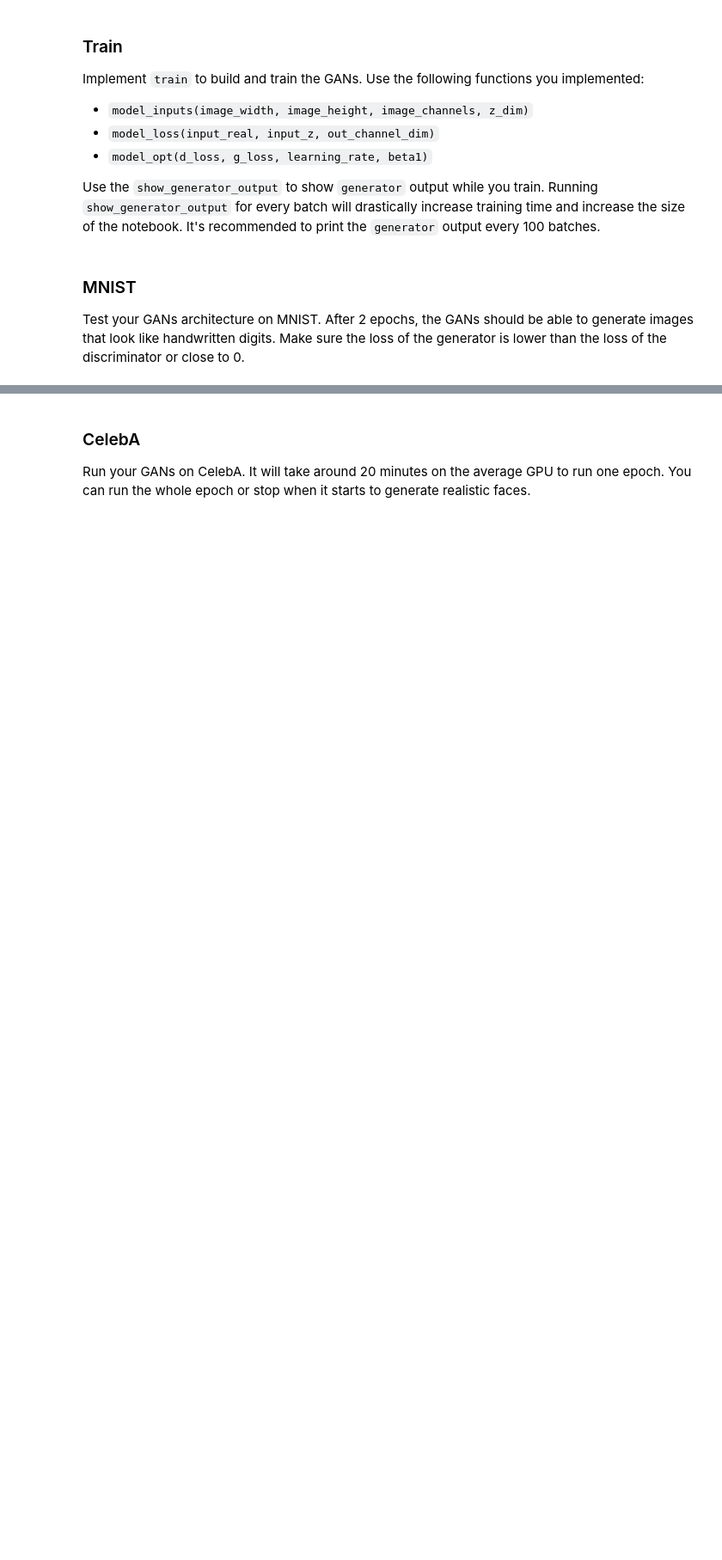
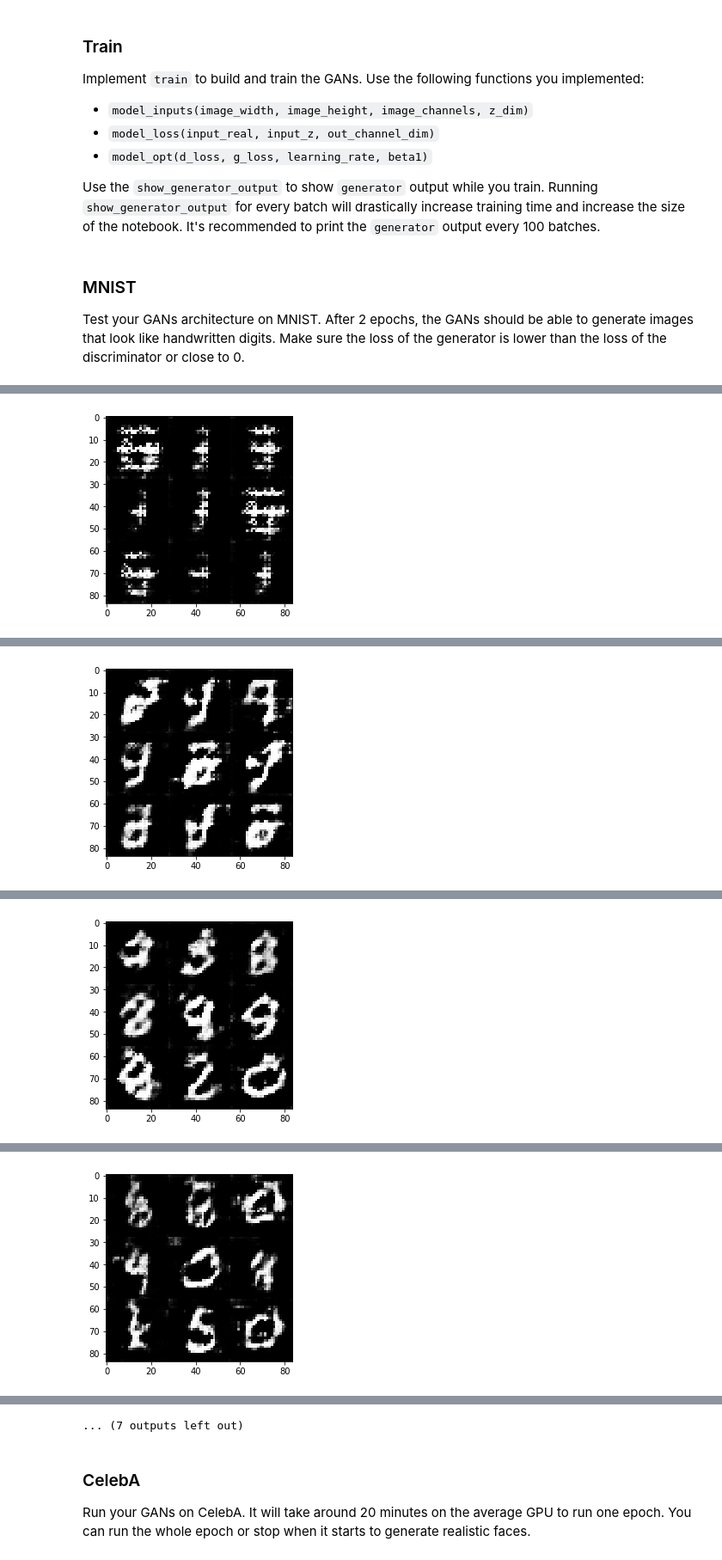
Before and after one commit to schneehund/Image-Generation-GAN, a Jupyter notebook: dlnd_face_generation.ipynb, the cells around one changed output, grey strips where cells are left out. Shown at 86% size. Cells and saved outputs as stored; diff of their text form; code cells hidden in the pictures; blank space fills up the shorter version.

```diff
--- a/dlnd_face_generation.ipynb
+++ b/dlnd_face_generation.ipynb
@@ -117,8 +117,9 @@ def model_inputs(image_width, image_height, image_channels, z_dim):
     :return: Tuple of (tensor of real input images, tensor of z data, learning rate)
     """
     # TODO: Implement Function
-    real_input_images = tf.placeholder(tf.float32,(None,image_width,image_height,image_channels),name='real_input_images')
-    z_data = tf.placeholder(tf.float32,(None,z_dim),name='input')
+
+    real_input_images = tf.placeholder(tf.float32,(None,image_width,image_height,image_channels),name='real_data')
+    z_data = tf.placeholder(tf.float32,(None,z_dim),name='z_data')
     lr = tf.placeholder(tf.float32,name='learning_rate')
     return real_input_images,z_data,lr
 
@@ -366,23 +359,43 @@ def train(epoch_count, batch_size, z_dim, learning_rate, beta1, get_batches, dat
     :param data_image_mode: The image mode to use for images ("RGB" or "L")
     """
     # TODO: Build Model
-
-
+    #tf.reset_default_graph()
+    #print(data_shape)
+    real_data,z_data,lr = model_inputs(data_shape[1], data_shape[2], data_shape[3], z_dim)
+    d_loss,g_loss = model_loss(real_data, z_data, data_shape[3])
+    d_train_opt,g_train_opt = model_opt(d_loss, g_loss, learning_rate, beta1)
+    steps = 0
     with tf.Session() as sess:
         sess.run(tf.global_variables_initializer())
         for epoch_i in range(epoch_count):
             for batch_images in get_batches(batch_size):
+                steps += 1
+                batch_images= batch_images*2
                 # TODO: Train Model
-                batch_z = np.random.uniform(-0.5, 0.5, size=(batch_size, z_size))
+                #print(batch_images)
+                batch_z = np.random.uniform(-1, 1, size=(batch_size, z_dim))
+                _ = sess.run(d_train_opt, feed_dict={real_data: batch_images, z_data: batch_z})
+                _ = sess.run(g_train_opt, feed_dict={z_data: batch_z, real_data: batch_images})
+                _ = sess.run(g_train_opt, feed_dict={z_data: batch_z, real_data: batch_images})
+                if steps % 10 == 0:
+                    train_loss_d = d_loss.eval({z_data: batch_z, real_data: batch_images})
+                    train_loss_g = g_loss.eval({z_data: batch_z})
+
+                    print("Epoch {}/{}...".format(epoch_i+1, epochs),
+                          "Discriminator Loss: {:.4f}...".format(train_loss_d),
+                          "Generator Loss: {:.4f}".format(train_loss_g))
+
+                    if steps % 100 == 0:
+                        show_generator_output(sess,9,z_data,data_shape[3],data_image_mode)
 # %% [markdown]
 ### MNIST
 Test your GANs architecture on MNIST.  After 2 epochs, the GANs should be able to generate images that look like handwritten digits.  Make sure the loss of the generator is lower than the loss of the discriminator or close to 0.
 # %%
-batch_size = None
-z_dim = None
-learning_rate = None
-beta1 = None
-
+batch_size = 128
+z_dim = 100
+learning_rate = 0.001
+beta1 = 0.5
+tf.reset_default_graph()
 
 """
 DON'T MODIFY ANYTHING IN THIS CELL THAT IS BELOW THIS LINE
@@ -393,3 +406,4 @@ mnist_dataset = helper.Dataset('mnist', glob(os.path.join(data_dir, 'mnist/*.jpg
 with tf.Graph().as_default():
     train(epochs, batch_size, z_dim, learning_rate, beta1, mnist_dataset.get_batches,
           mnist_dataset.shape, mnist_dataset.image_mode)
+# %% [output]
@@ -395,0 +420 @@ with tf.Graph().as_default():
+[figure, added]
@@ -395,0 +431 @@ with tf.Graph().as_default():
+[figure, added]
@@ -395,0 +442 @@ with tf.Graph().as_default():
+[figure, added]
@@ -395,0 +453 @@ with tf.Graph().as_default():
+[figure, added]
@@ -396,3 +476,4 @@ with tf.Graph().as_default():
+... (7 outputs left out)
 # %% [markdown]
 ### CelebA
 Run your GANs on CelebA.  It will take around 20 minutes on the average GPU to run one epoch.  You can run the whole epoch or stop when it starts to generate realistic faces.
```
Also changed, not shown: parts of 5 cells of this notebook, 1 other file.
